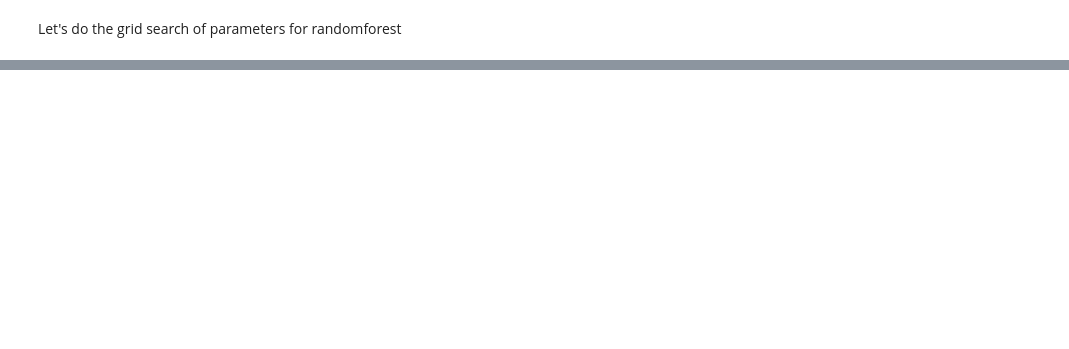
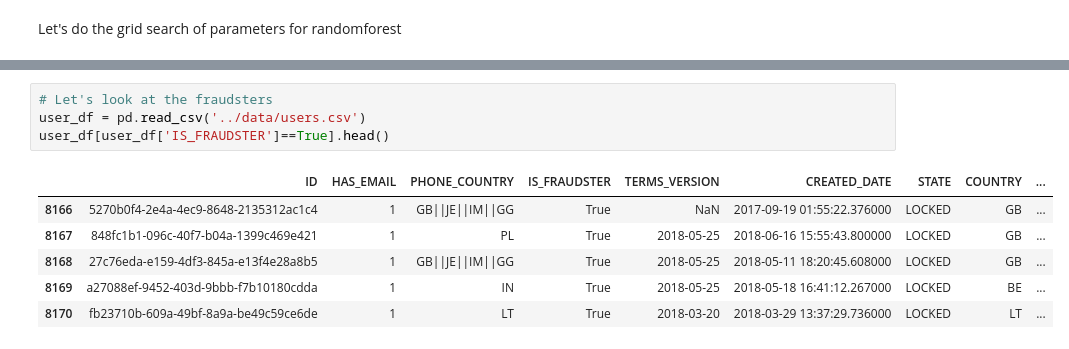
Before and after one commit to VladimirNikiforov/python_common, a Jupyter notebook: challenges/catching_fraud/notebooks/FinCrime.ipynb, the cells around one changed output, grey strips where cells are left out. Saved outputs shown, nothing was run; the diff lists cells and outputs as text; blank space fills up the shorter version.

```diff
--- a/challenges/catching_fraud/notebooks/FinCrime.ipynb
+++ b/challenges/catching_fraud/notebooks/FinCrime.ipynb
@@ -956,0 +1024,11 @@ Need to add list of previous transactions - to set alert if previous transaction
+# %%
+# Let's look at the fraudsters
+user_df = pd.read_csv('../data/users.csv')
+user_df[user_df['IS_FRAUDSTER']==True].head()
+# %% [output]
+|  | ID | HAS_EMAIL | PHONE_COUNTRY | IS_FRAUDSTER | TERMS_VERSION | CREATED_DATE | STATE | COUNTRY | ... |
+| 8166 | 5270b0f4-2e4a-4ec9-8648-2135312ac1c4 | 1 | GB||JE||IM||GG | True | NaN | 2017-09-19 01:55:22.376000 | LOCKED | GB | ... |
+| 8167 | 848fc1b1-096c-40f7-b04a-1399c469e421 | 1 | PL | True | 2018-05-25 | 2018-06-16 15:55:43.800000 | LOCKED | GB | ... |
+| 8168 | 27c76eda-e159-4df3-845a-e13f4e28a8b5 | 1 | GB||JE||IM||GG | True | 2018-05-25 | 2018-05-11 18:20:45.608000 | LOCKED | GB | ... |
+| 8169 | a27088ef-9452-403d-9bbb-f7b10180cdda | 1 | IN | True | 2018-05-25 | 2018-05-18 16:41:12.267000 | LOCKED | BE | ... |
+| 8170 | fb23710b-609a-49bf-8a9a-be49c59ce6de | 1 | LT | True | 2018-03-20 | 2018-03-29 13:37:29.736000 | LOCKED | LT | ... |
```
Also changed, not shown: parts of 36 cells of this notebook, 3 other files.
